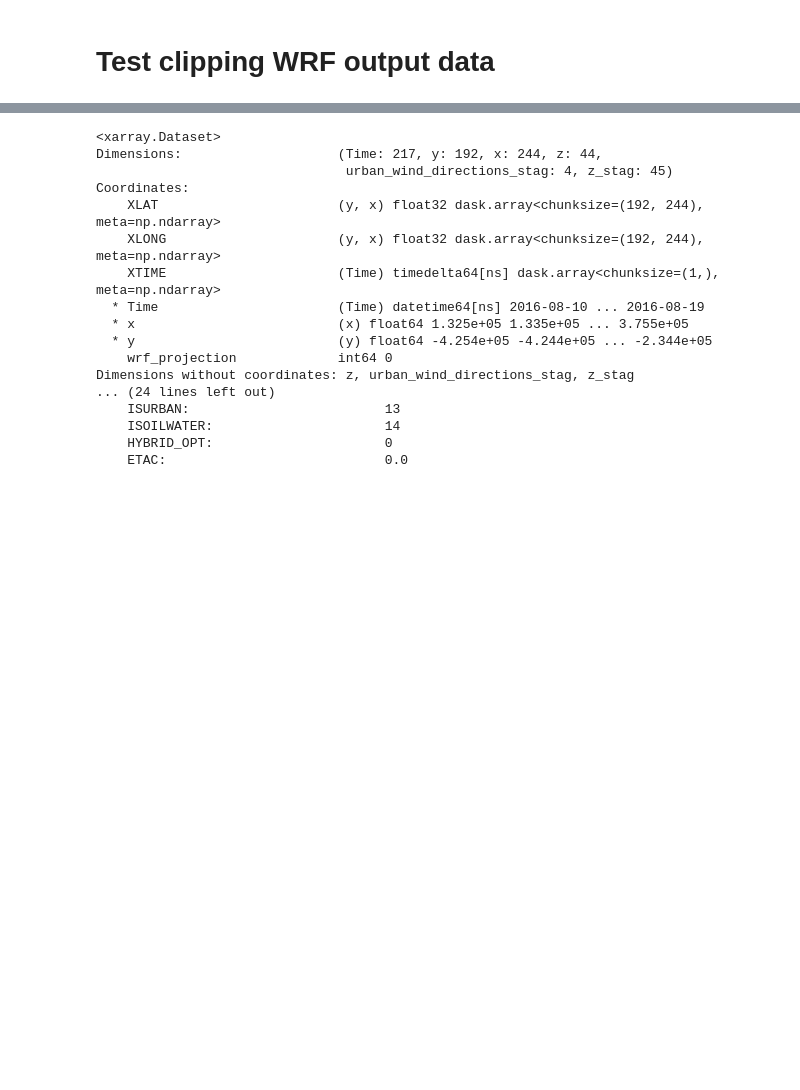
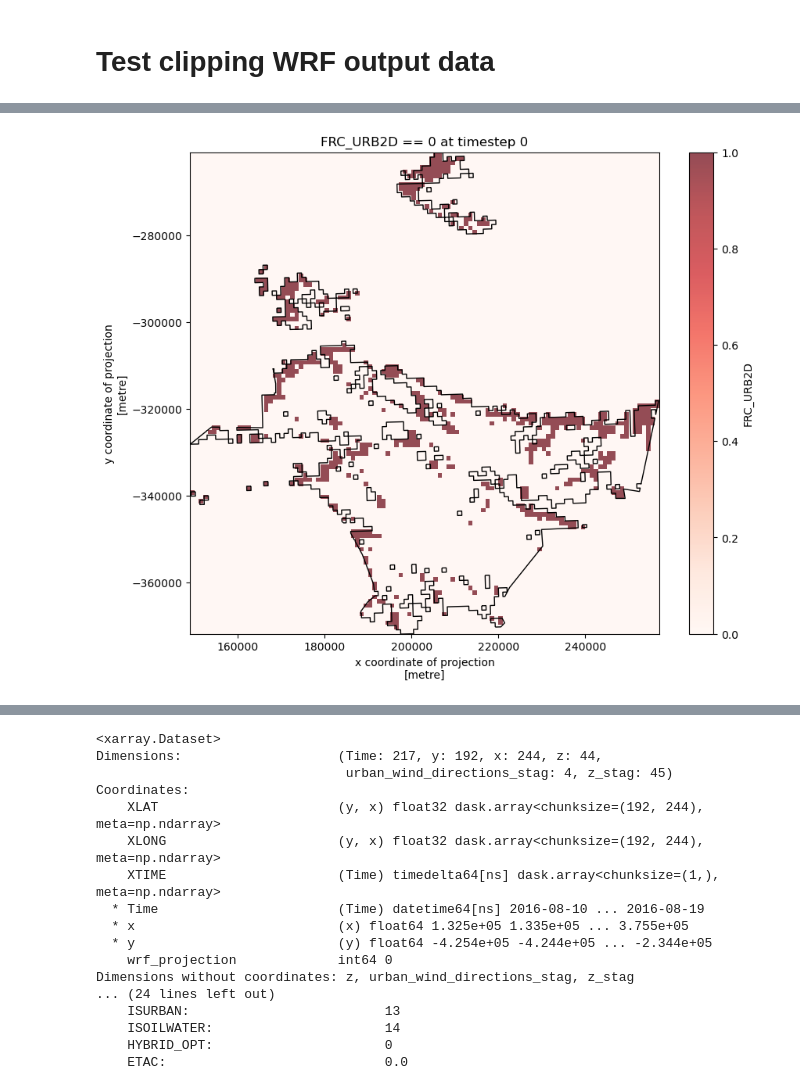
Before and after one commit to josephko91/ah-la-paper, a Jupyter notebook: notebooks/create-urban-mask-from-wrfout.ipynb, the cells around one changed output, grey strips where cells are left out. Drawn from its saved outputs; the diff is of its cells as text; code cells hidden in the pictures; blank space fills up the shorter version.

```diff
--- a/notebooks/create-urban-mask-from-wrfout.ipynb
+++ b/notebooks/create-urban-mask-from-wrfout.ipynb
@@ -167,0 +209,24 @@ la_count
+# %%
+# Select timestep
+timestep = 0
+v = 'FRC_URB2D'
+
+# Create boolean mask: True where FRC_URB2D == 0
+zero_mask = ds_clipped[v].isel(Time=timestep) == 0
+
+# Create figure
+fig, ax = plt.subplots(figsize=(10, 8))
+
+# Plot urban county boundary in the background
+urban_la_county_proj = urban_la_county.to_crs(ds_clipped.rio.crs)
+urban_la_county_proj.boundary.plot(ax=ax, edgecolor='black', linewidth=1)
+
+# Plot the zero-mask on top
+zero_mask.plot(ax=ax, cmap='Reds', alpha=0.7)
+
+# Add title
+ax.set_title(f"{v} == 0 at timestep {timestep}")
+
+plt.show()
+# %% [output]
+[figure, added]
```
Also changed, not shown: parts of 10 cells of this notebook, 1 other file.
